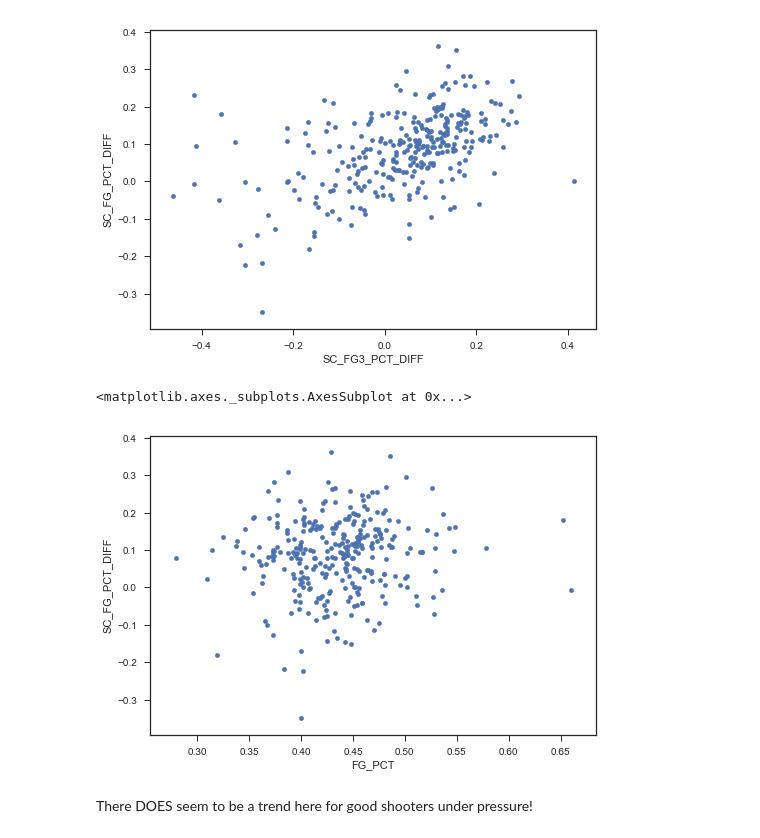
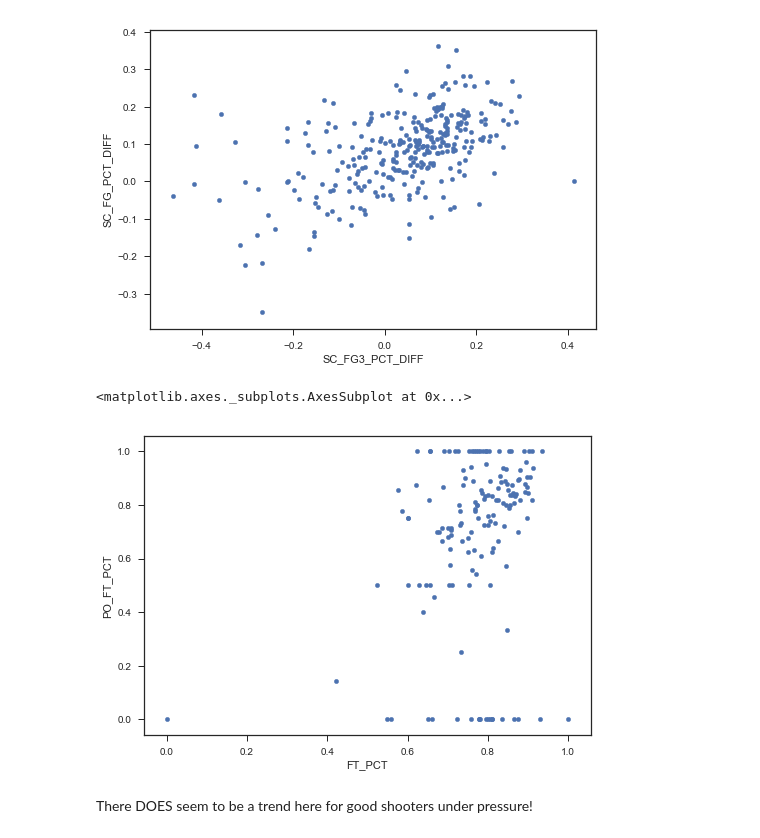
Before and after one commit to Zhuaggy/Nba_clutch, a Jupyter notebook: Notebooks/General comparisons.ipynb, the cells around one changed output. Drawn from its saved outputs; the diff is of its cells as text; code cells hidden in the pictures.

```diff
--- a/Notebooks/General comparisons.ipynb
+++ b/Notebooks/General comparisons.ipynb
@@ -488,10 +488,10 @@ a.plot(y = 'SC_FG_PCT_DIFF', x = 'SC_FG3_PCT_DIFF', kind = 'scatter')
 <matplotlib.axes._subplots.AxesSubplot at 0x...>
 [figure]
 # %%
-a.plot(y = 'SC_FG_PCT_DIFF', x = 'FG_PCT', kind = 'scatter')
+a.plot(y = 'PO_FT_PCT', x = 'FT_PCT', kind = 'scatter')
 # %% [output]
 <matplotlib.axes._subplots.AxesSubplot at 0x...>
-[figure, old version]
+[figure, new version]
 # %% [markdown]
 There DOES seem to be a trend here for good shooters under pressure!
 # %%
```
Also changed, not shown: 1 other file.
